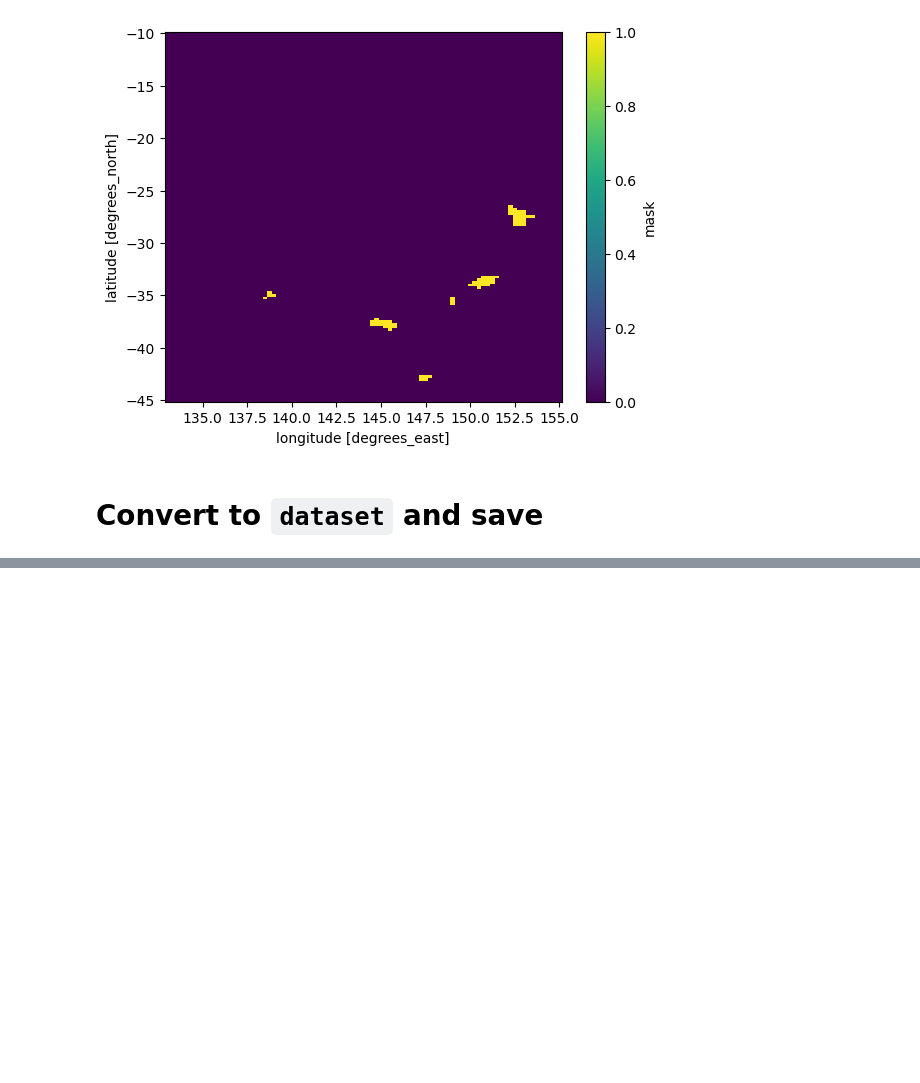
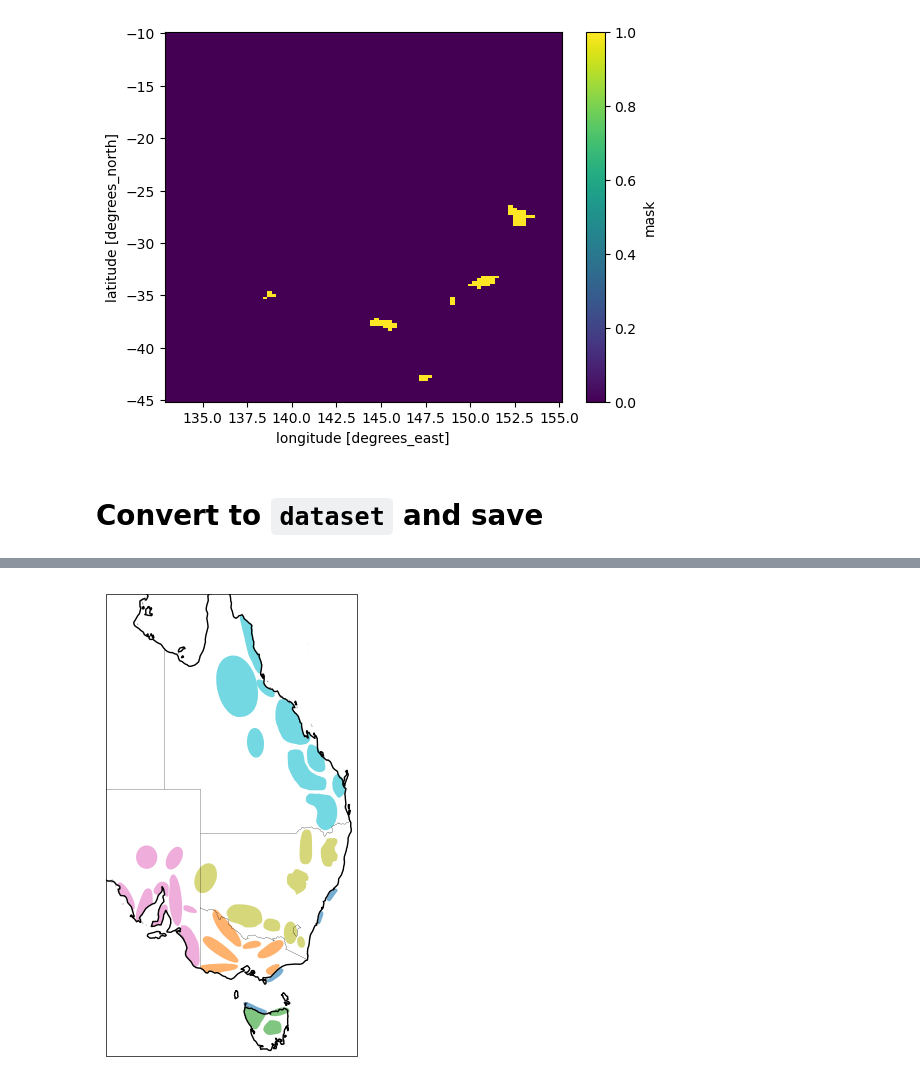
Before and after one commit to dougrichardson/Richardson_2023_energy, a Jupyter notebook: 0a_prepare_masks.ipynb, the cells around one changed output, grey strips where cells are left out. Saved outputs shown, nothing was run; the diff lists cells and outputs as text; code cells hidden in the pictures; blank space fills up the shorter version.

```diff
--- a/0a_prepare_masks.ipynb
+++ b/0a_prepare_masks.ipynb
@@ -178,0 +208,9 @@ gccsa_mask_ds.to_netcdf('/g/data/w42/dr6273/work/projects/Aus_energy/data/gccsa_
+# %%
+region_codes = [
+    3, 7, 3, 3, 2, 2, 4, 4,     # NSW
+    1, 1, 1, 1,                 # Offshore wind
+    5, 7, 6, 7, 3, 7, 6, 3, 7,  # QLD
+    1, 3, 1, 1, 4, 3, 2, 3, 3,  # SA
+    3, 7, 7,                    # TAS
+    6, 3, 1, 1, 3, 2            # VIC
+]
@@ -178,0 +269,7 @@ gccsa_mask_ds.to_netcdf('/g/data/w42/dr6273/work/projects/Aus_energy/data/gccsa_
+# %%
+rez_gpd['energy_code'].iloc[9:17] = region_codes[:8]
+rez_gpd['energy_code'].iloc[[33, 34, 37, 38]] = region_codes[8:12]
+rez_gpd['energy_code'].iloc[:9] = region_codes[12:21]
+rez_gpd['energy_code'].iloc[23:32] = region_codes[21:30]
+rez_gpd['energy_code'].iloc[[32, 35, 36]] = region_codes[30:33]
+rez_gpd['energy_code'].iloc[17:23] = region_codes[33:]
@@ -178,0 +294,28 @@ gccsa_mask_ds.to_netcdf('/g/data/w42/dr6273/work/projects/Aus_energy/data/gccsa_
+# %%
+with pltcolumns_context(plt_params):
+    fig, ax = plt.subplots(1, 1, figsize=(6.9, 6), subplot_kw={'projection': ccrs.PlateCarree()})
+    # ax.set_extent([112, 155, -10, -44])
+    ax.add_feature(
+        cartopy.feature.NaturalEarthFeature(
+            category='cultural',
+            name='admin_1_states_provinces',
+            scale='10m'
+        ),
+        facecolor='none',
+        edgecolor='k',
+        lw=.1
+    )
+    # ax.add_feature(
+    #     cartopy.feature.OCEAN, facecolor='white', zorder=2
+    # )
+    ax.coastlines()
+
+    alpha=0.6
+    rez_gpd.iloc[9:17].plot(ax=ax, alpha=alpha, color=region_colors['N']) # NSW
+    rez_gpd.iloc[[33, 34, 37, 38]].plot(ax=ax, alpha=alpha, color=region_colors['O']) # Offshore
+    rez_gpd.iloc[:9].plot(ax=ax, alpha=alpha, color=region_colors['Q']) # QLD
+    rez_gpd.iloc[23:32].plot(ax=ax, alpha=alpha, color=region_colors['S']) # SA
+    rez_gpd.iloc[[32, 35, 36]].plot(ax=ax, alpha=alpha, color=region_colors['T']) # TAS
+    rez_gpd.iloc[17:23].plot(ax=ax, alpha=alpha, color=region_colors['V']) # VIC
+# %% [output]
+[figure, added]
```
Also changed, not shown: parts of 11 cells of this notebook.
